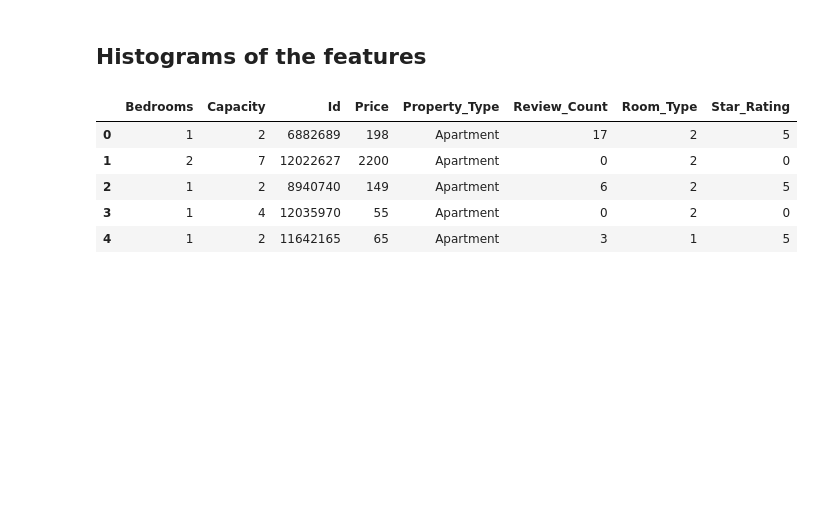
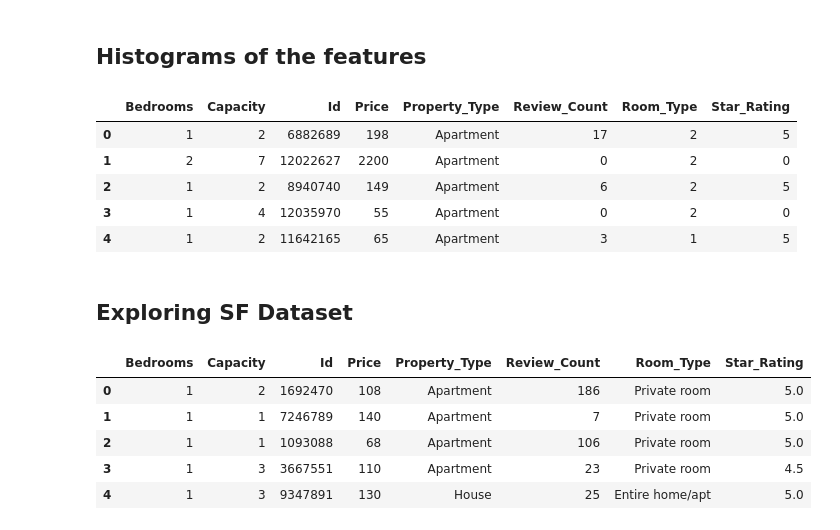
Before and after one commit to peacing/bkds-datachallenge-singman-paul, a Jupyter notebook: case-study-explore.ipynb, the cells around one changed output. Saved outputs shown, nothing was run; the diff lists cells and outputs as text; code cells hidden in the pictures; blank space fills up the shorter version.

```diff
--- a/case-study-explore.ipynb
+++ b/case-study-explore.ipynb
@@ -328,3 +330,5 @@ def save_df(df, name):
 # %%
 # save processed ny_df
 save_df(ny_df, 'processed_ny_df.csv')
+# %% [markdown]
+## Exploring SF Dataset
@@ -330,0 +337,9 @@ save_df(ny_df, 'processed_ny_df.csv')
+# %%
+sf_df.head()
+# %% [output]
+|  | Bedrooms | Capacity | Id | Price | Property_Type | Review_Count | Room_Type | Star_Rating |
+| 0 | 1 | 2 | 1692470 | 108 | Apartment | 186 | Private room | 5.0 |
+| 1 | 1 | 1 | 7246789 | 140 | Apartment | 7 | Private room | 5.0 |
+| 2 | 1 | 1 | 1093088 | 68 | Apartment | 106 | Private room | 5.0 |
+| 3 | 1 | 3 | 3667551 | 110 | Apartment | 23 | Private room | 4.5 |
+| 4 | 1 | 3 | 9347891 | 130 | House | 25 | Entire home/apt | 5.0 |
```
Also changed, not shown: parts of 12 cells of this notebook.
